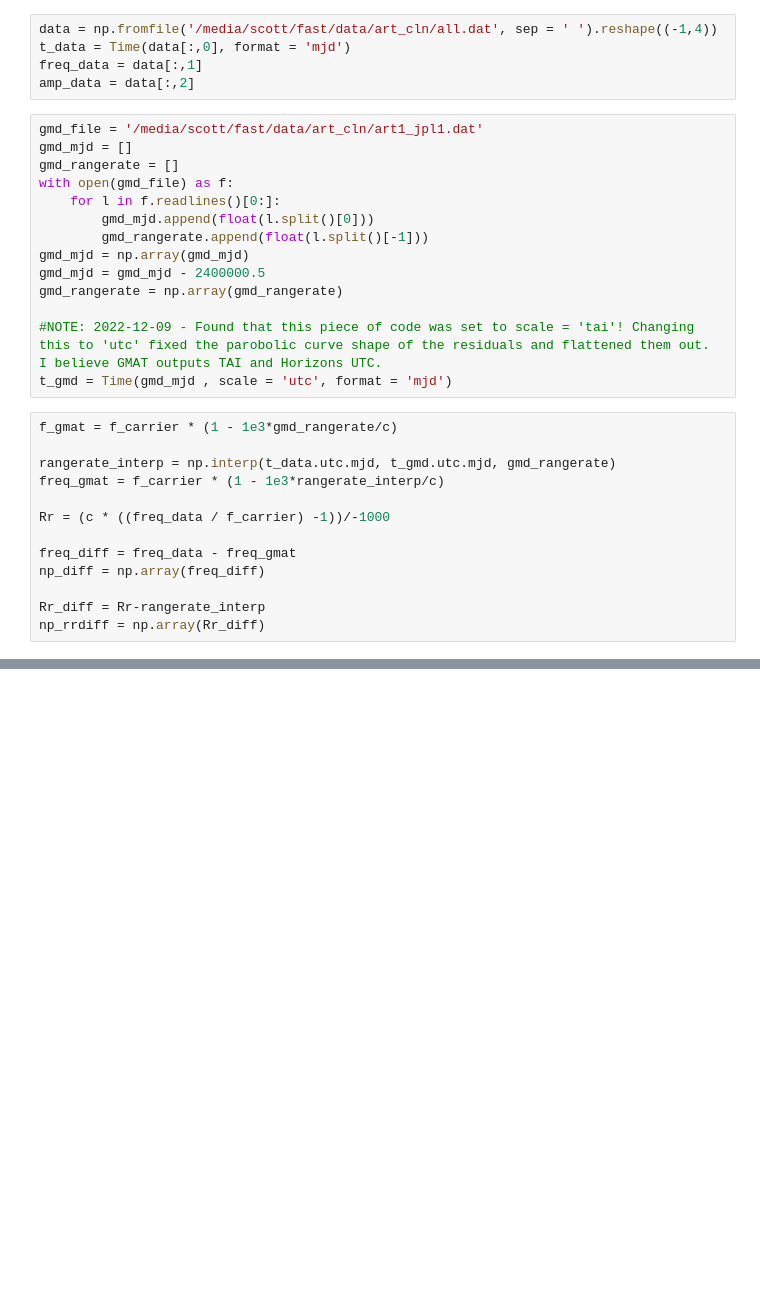
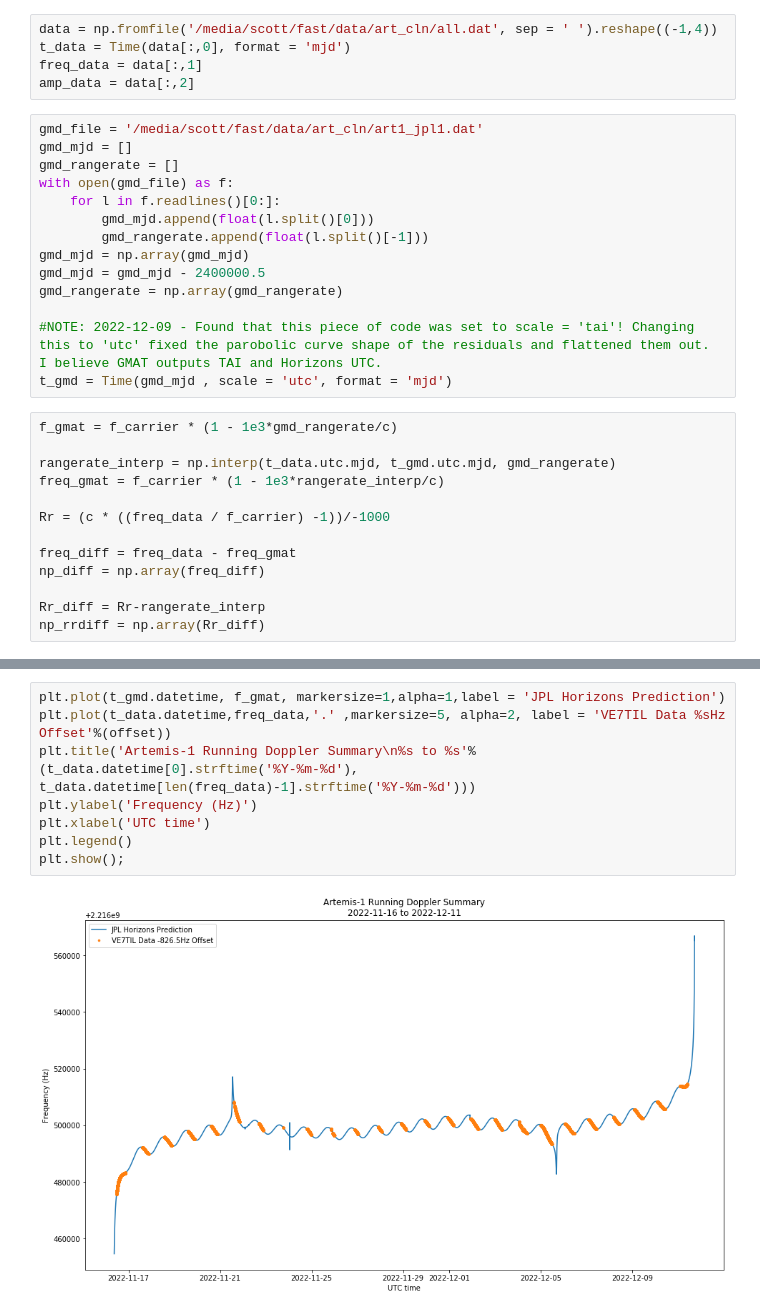
Before and after one commit to ScottTilley/Artemis1, a Jupyter notebook: Artemis1_Doppler_Running.ipynb, the cells around one changed output, grey strips where cells are left out. Drawn from its saved outputs; the diff is of its cells as text; blank space fills up the shorter version.

```diff
--- a/Artemis1_Doppler_Running.ipynb
+++ b/Artemis1_Doppler_Running.ipynb
@@ -69,0 +56,10 @@ plt.show();
+# %%
+plt.plot(t_gmd.datetime, f_gmat, markersize=1,alpha=1,label = 'JPL Horizons Prediction')
+plt.plot(t_data.datetime,freq_data,'.' ,markersize=5, alpha=2, label = 'VE7TIL Data %sHz Offset'%(offset))
+plt.title('Artemis-1 Running Doppler Summary\n%s to %s'%(t_data.datetime[0].strftime('%Y-%m-%d'), t_data.datetime[len(freq_data)-1].strftime('%Y-%m-%d')))
+plt.ylabel('Frequency (Hz)')
+plt.xlabel('UTC time')
+plt.legend()
+plt.show();
+# %% [output]
+[figure, added]
```
Also changed, not shown: parts of 7 cells of this notebook.
